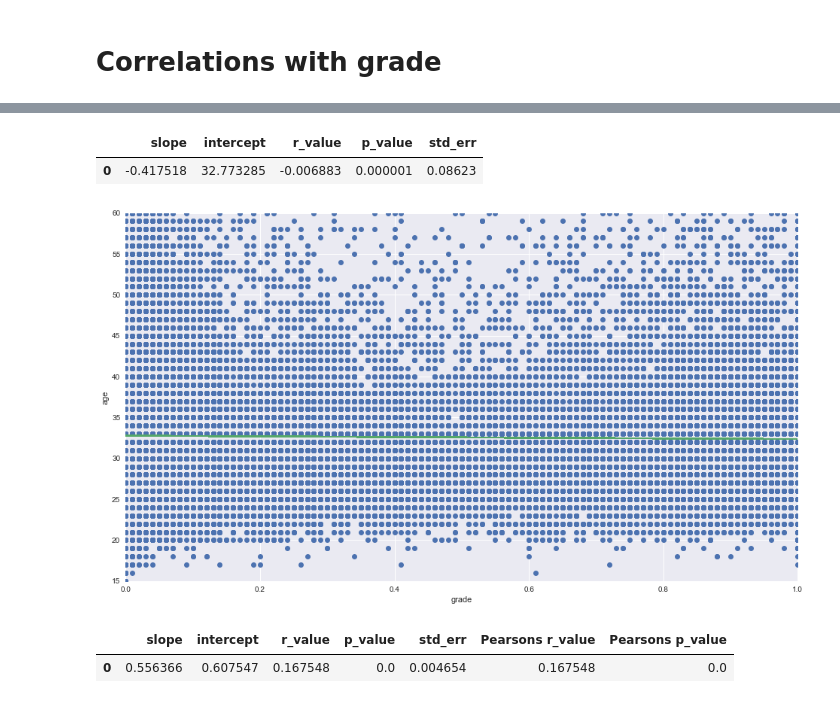
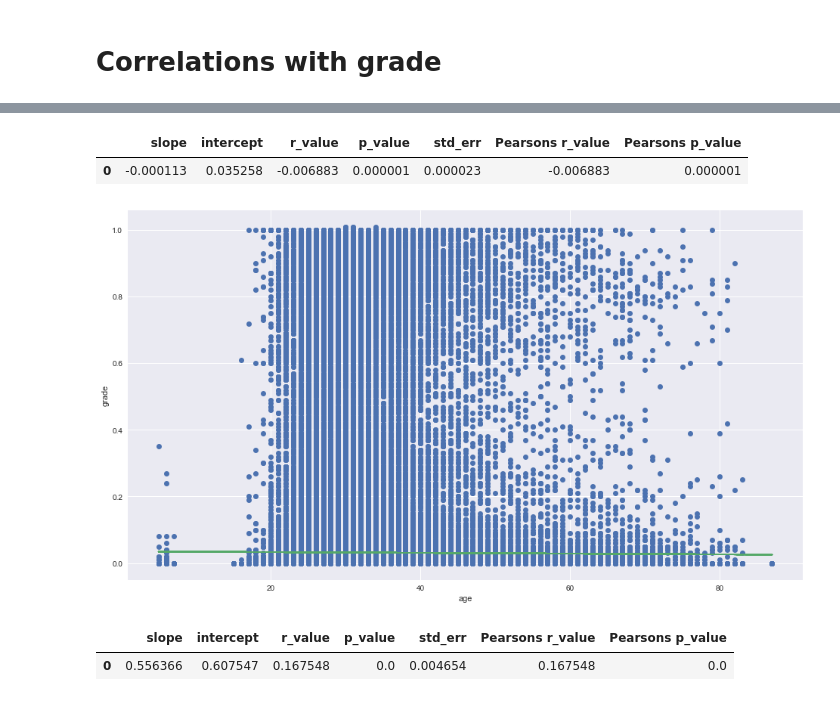
Before and after one commit to nadjalc/CSSproject, a Jupyter notebook: CSSproject.ipynb, the cells around one changed output, grey strips where cells are left out. Saved outputs shown, nothing was run; the diff lists cells and outputs as text; code cells hidden in the pictures.

```diff
--- a/CSSproject.ipynb
+++ b/CSSproject.ipynb
@@ -291,21 +297,22 @@ res.head()
 [figure]
 # %%
-plt.xlabel('grade')
-plt.ylabel('age')
-slope, intercept, r_value, p_value, std_err = stats.linregress(data['grade'],data['age'])
-p_r_value, p_p_value = stats.pearsonr(data['grade'],data['age'])
-line = slope* data['grade']+intercept
+plt.xlabel('age')
+plt.ylabel('grade')
+slope, intercept, r_value, p_value, std_err = stats.linregress(data['age'],data['grade'])
+p_r_value, p_p_value = stats.pearsonr(data['age'],data['grade'])
+line = slope* data['age']+intercept
 axes = plt.gca()
-axes.set_xlim([0,1])
-axes.set_ylim([15,60])
+#axes.set_xlim([0,1])
+#axes.set_ylim([15,60])
 
-plt.plot(data['grade'],data['age'],'o', data['grade'], line)
+plt.plot(data['age'],data['grade'],'o')
+plt.plot(data['age'], line)
 res = pd.DataFrame([[slope, intercept, r_value, p_value, std_err, p_r_value, p_p_value]], columns=['slope', 'intercept', 'r_value', 'p_value', 'std_err', 'Pearsons r_value','Pearsons p_value'])
 res.head()
 # %% [output]
-|  | slope | intercept | r_value | p_value | std_err |
-| 0 | -0.417518 | 32.773285 | -0.006883 | 0.000001 | 0.08623 |
+|  | slope | intercept | r_value | p_value | std_err | Pearsons r_value | Pearsons p_value |
+| 0 | -0.000113 | 0.035258 | -0.006883 | 0.000001 | 0.000023 | -0.006883 | 0.000001 |
-[figure, old version]
+[figure, new version]
 # %%
 plt.xlabel('grade')
 plt.ylabel('viewed')
```
Also changed, not shown: parts of 3 cells of this notebook, 1 other file.
